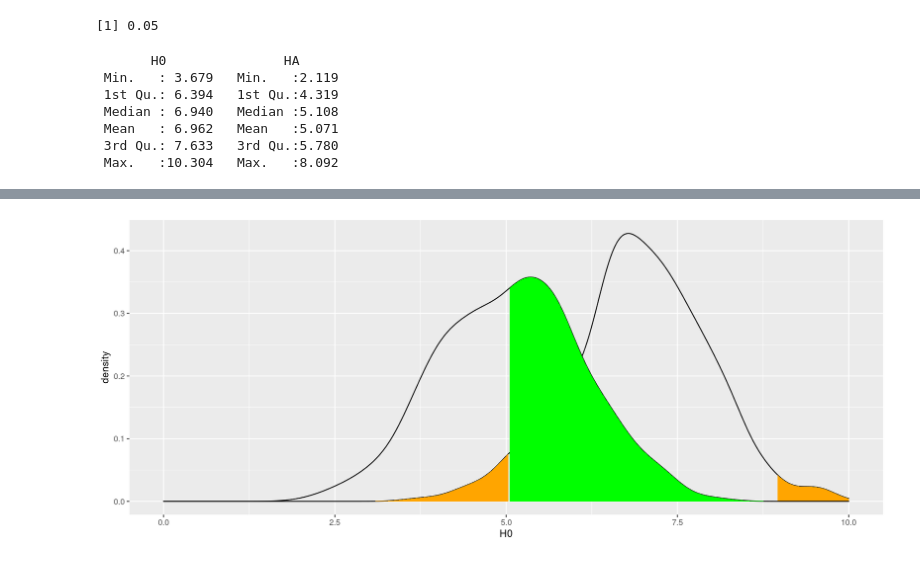
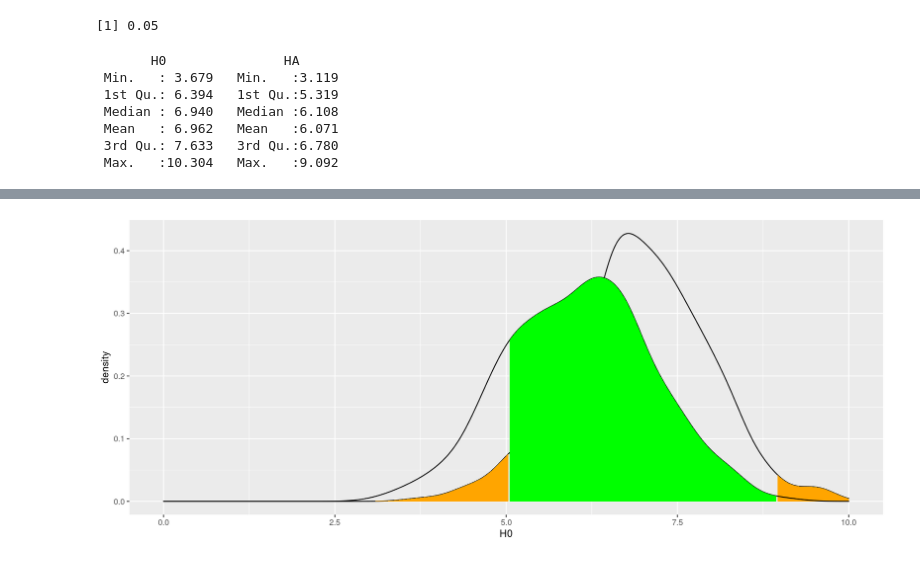
Before and after one commit to hkopanski/502_final_project, a Jupyter notebook: 502_Project.ipynb, the cells around one changed output, grey strips where cells are left out. Cells and saved outputs as stored; diff of their text form; code cells hidden in the pictures.

```diff
--- a/502_Project.ipynb
+++ b/502_Project.ipynb
@@ -645,7 +647,7 @@ library(scales)
 set.seed(100)
 
 sim1 <- rnorm(500, 7, sqrt(1))
-sim2 <- rnorm(500, i, sqrt(1))
+sim2 <- rnorm(500, 6, sqrt(1))
 
 alpha1 <- qnorm(0.025, 7, sqrt(1))
 alpha2 <- qnorm(0.975, 7, sqrt(1))
@@ -677,12 +679,12 @@ ggplot(data = df_set) + geom_density(aes(H0), alpha = 0.5) +
                                ),
                             stat = "density", fill = "green"
                                  ) +
-                        xlim(0,10)
+                        xlim(0,10) + guides(fill = guide_legend(title = "Title"))
 # %% [output]
        H0               HA
- Min.   : 3.679   Min.   :2.119
- 1st Qu.: 6.394   1st Qu.:4.319
- Median : 6.940   Median :5.108
- Mean   : 6.962   Mean   :5.071
- 3rd Qu.: 7.633   3rd Qu.:5.780
- Max.   :10.304   Max.   :8.092
+ Min.   : 3.679   Min.   :3.119
+ 1st Qu.: 6.394   1st Qu.:5.319
+ Median : 6.940   Median :6.108
+ Mean   : 6.962   Mean   :6.071
+ 3rd Qu.: 7.633   3rd Qu.:6.780
+ Max.   :10.304   Max.   :9.092
@@ -689,2 +697,2 @@ ggplot(data = df_set) + geom_density(aes(H0), alpha = 0.5) +
-[figure, old version]
+[figure, new version]
 # %%
```
Also changed, not shown: parts of 16 cells of this notebook, 2 other files.
